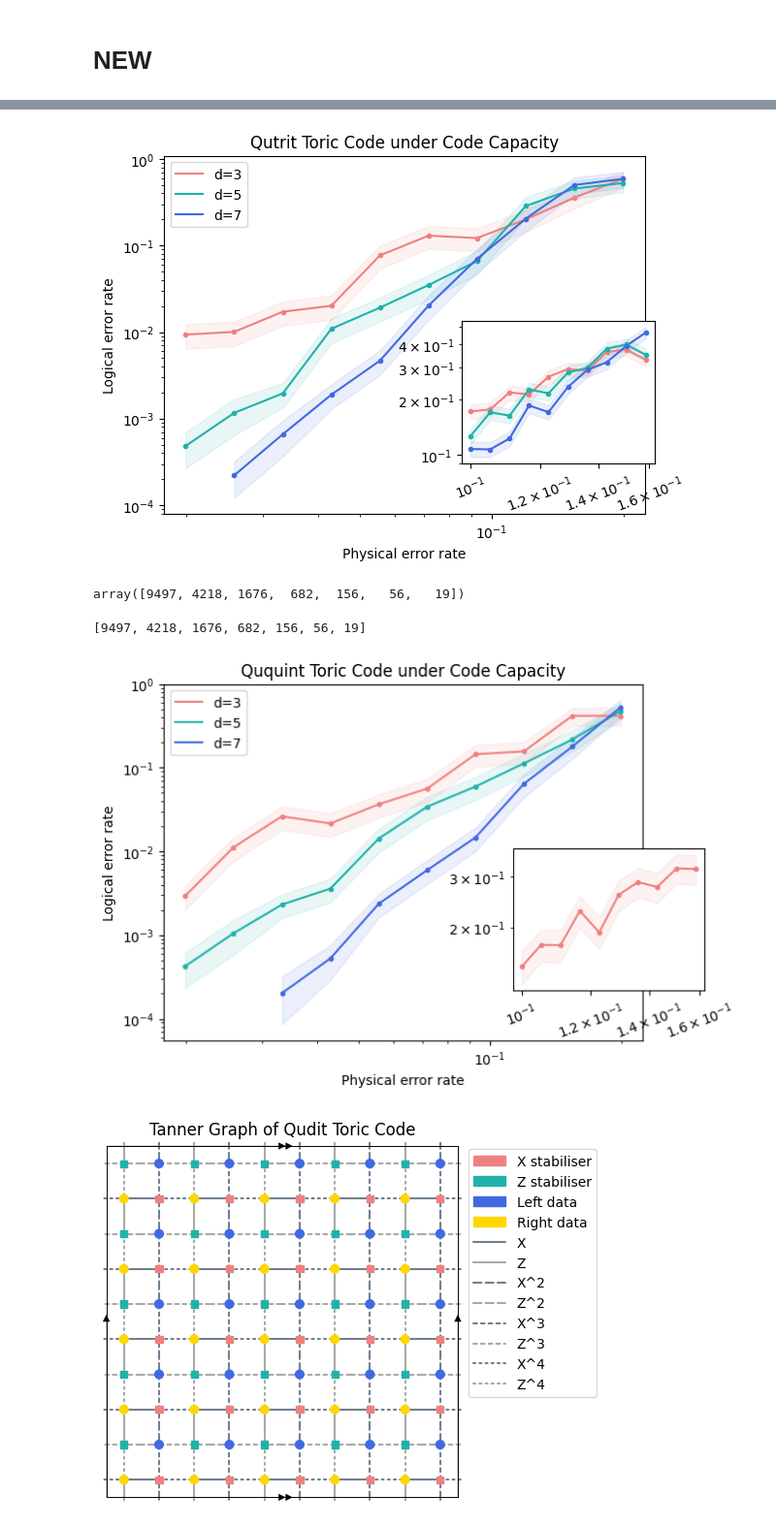
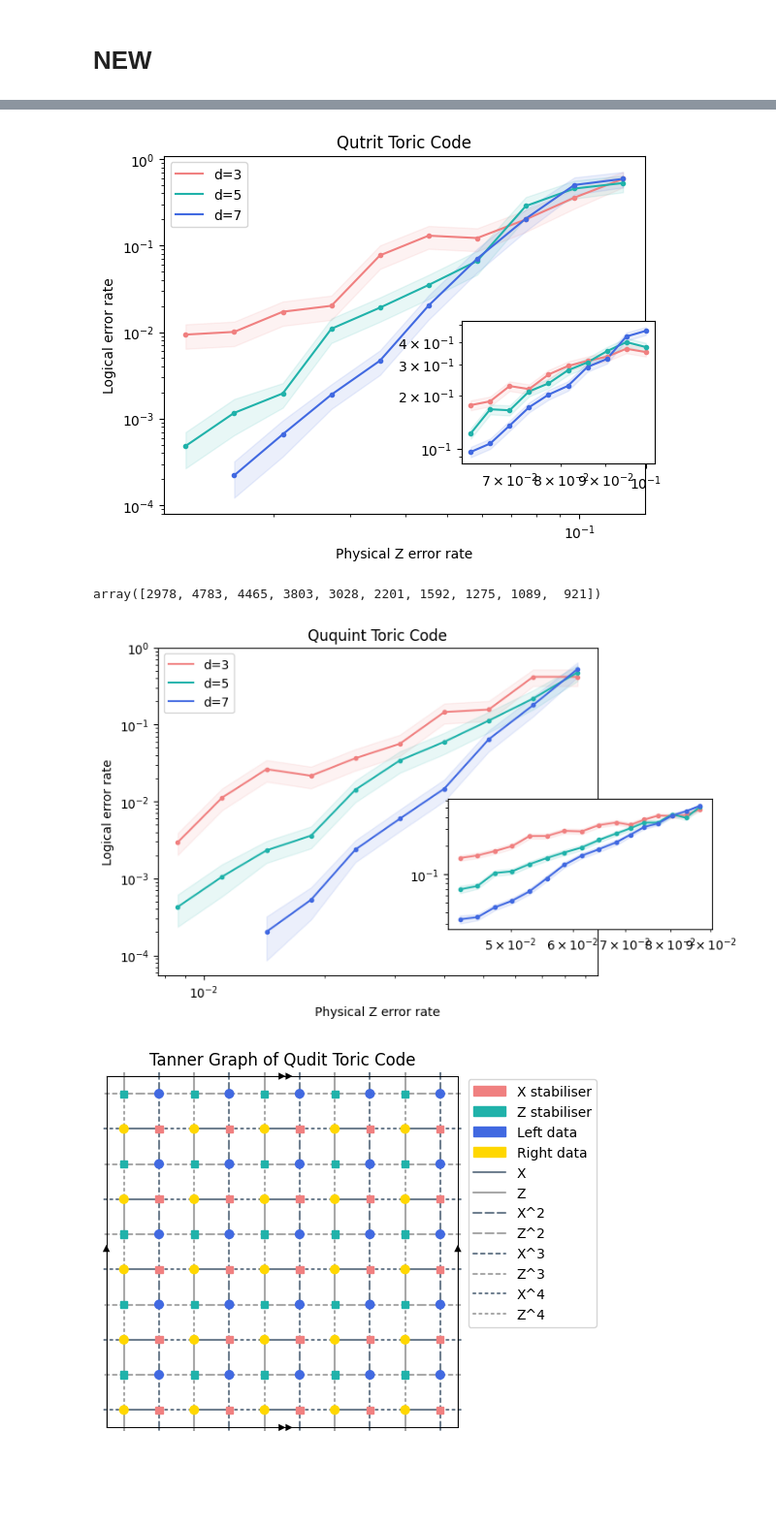
Before and after one commit to e-kneip/bbqudit, a Jupyter notebook: bbq/notebooks/last_chance.ipynb, the cells around one changed output, grey strips where cells are left out. Shown at 97% size. Drawn from its saved outputs; the diff is of its cells as text; code cells hidden in the pictures; blank space fills up the shorter version.

```diff
--- a/bbq/last_chance.ipynb
+++ b/bbq/notebooks/last_chance.ipynb
@@ -108,8 +143,8 @@ ext_plot_results, ext_plot_error_bars = process_results(ext_results, ext_plot_nu
 
 fig, ax = plt.subplots()
 
-x = np.flip(physical_error)
-ext_x = np.flip(ext_physical_error)
+x = np.flip(physical_error) / np.log2(3)
+ext_x = np.flip(ext_physical_error) / np.log2(3)
 
 ax.loglog(x, plot_results[3], color='lightcoral')
 ax.loglog(x, plot_results[5], color='lightseagreen')
@@ -138,23 +173,20 @@ axins.fill_between(ext_x, ext_plot_results[3] - ext_plot_error_bars[3], ext_plot
 axins.fill_between(ext_x, ext_plot_results[5] - ext_plot_error_bars[5], ext_plot_results[5] + ext_plot_error_bars[5], color='lightseagreen', alpha=0.1)
 axins.fill_between(ext_x, ext_plot_results[7] - ext_plot_error_bars[7], ext_plot_results[7] + ext_plot_error_bars[7], color='royalblue', alpha=0.1)
 
-axins.tick_params(axis='x', which='major', bottom=True, top=False, labelbottom=True, labelrotation=20)
+#axins.tick_params(axis='x', which='major', bottom=True, top=False, labelbottom=True, labelrotation=20)
 
-axins.tick_params(axis='x', which='minor', bottom=False, top=False, labelbottom=False)
+#axins.tick_params(axis='x', which='minor', bottom=False, top=False, labelbottom=False)
 
-axins.set_xticks([0.1, 0.12, 0.14, 0.16])
+#axins.set_xticks([0.08, 0.1])
 
 ax.legend(['d=3', 'd=5', 'd=7'])
-ax.set_xlabel('Physical error rate')
+ax.set_xlabel('Physical Z error rate')
 ax.set_ylabel('Logical error rate')
-ax.set_title('Qutrit Toric Code under Code Capacity');
+ax.set_title('Qutrit Toric Code');
 # %% [output]
-[figure, old version]
+[figure, new version]
-# %%
-np.array([3862,  596,  608,   55,   48,   23,    3]) + np.array([5635, 3622, 1068, 627, 108, 33, 16])
-# %% [output]
-array([9497, 4218, 1676,  682,  156,   56,   19])
-# %%
-[9497, 4218, 1676,  682,  156,   56,   19]
-# %% [output]
-[9497, 4218, 1676, 682, 156, 56, 19]
+# %%
+# special 57
+np.array([0, 1831, 2412, 2059, 1588, 1209, 758, 614, 572, 493]) + np.array([2978, 2952, 2053, 1744, 1440, 992, 834, 661, 517, 428])
+# %% [output]
+array([2978, 4783, 4465, 3803, 3028, 2201, 1592, 1275, 1089,  921])
@@ -166,63 +200,65 @@ plot_num_failures = {3: 10,
                 5: [5, 5, 10, 10, 10, 10, 10, 10, 10, 10],
                 7: [0, 0, 3, 5, 10, 10, 10, 10, 10, 10]}
 
-ext_results = {3: [342, 287, 288, 219, 260, 193, 174, 181, 156, 157],
-           5: [0, 0, 0, 0, 0, 0, 0, 0, 0, 0],
-           7: [0, 0, 0, 0, 0, 0, 0, 0, 0, 0]}
-ext_plot_num_failures = {3: 50,
-                5: 50,
-                7: 50}
+ext_results = {3: [1351, 1269, 1141, 1012, 794, 793, 699, 708, 608, 570, 605, 532, 483, 488, 477, 414],
+           5: [1674, 2661, 1940, 1864, 1566, 1350, 1179, 1135, 1190, 1016, 657, 572, 569, 469, 509, 391],
+           7: [2978, 4783, 4465, 3803, 3028, 2201, 1592, 1275, 1089, 921, 1152, 955, 874, 722, 651, 573]}
+ext_plot_num_failures = {3: 200,
+                5: [116, 200, 200, 200, 200, 200, 200, 217, 273, 273, 200, 200, 200, 200, 200, 200],
+                7: [100, 169, 200, 200, 200, 200, 200, 200, 200, 200, 300, 300, 300, 300, 300, 300]}
 
 physical_error = np.flip(np.logspace(-1.7, -0.7, 10))
 ext_physical_error = np.flip(np.logspace(-1, -0.8, 10))
+new_ext_physical_error = np.hstack((np.flip(np.logspace(-0.8, -0.64, 10)[1:7]), ext_physical_error))
 # %%
 plot_results, plot_error_bars = process_results(results, plot_num_failures)
 ext_plot_results, ext_plot_error_bars = process_results(ext_results, ext_plot_num_failures)
 
 fig, ax = plt.subplots()
 
-x = np.flip(physical_error)
-ext_x = np.flip(ext_physical_error)
+x = np.flip(physical_error) / np.log2(5)
+ext_x = np.flip(ext_physical_error) / np.log2(5)
+new_ext_x = np.flip(new_ext_physical_error) / np.log2(5)
 
 ax.loglog(x, plot_results[3], color='lightcoral')
 ax.loglog(x, plot_results[5], color='lightseagreen')
 ax.loglog(x[2:], plot_results[7][2:], color='royalblue')
 
 ax.loglog(x, plot_results[3], '.', color='lightcoral')
 ax.loglog(x, plot_results[5], '.', color='lightseagreen')
 ax.loglog(x[2:], plot_results[7][2:], '.', color='royalblue')
 
 ax.fill_between(x, plot_results[3] - plot_error_bars[3], plot_results[3] + plot_error_bars[3], color='lightcoral', alpha=0.1)
 ax.fill_between(x, plot_results[5] - plot_error_bars[5], plot_results[5] + plot_error_bars[5], color='lightseagreen', alpha=0.1)
 ax.fill_between(x[2:], plot_results[7][2:] - plot_error_bars[7][2:], plot_results[7][2:] + plot_error_bars[7][2:], color='royalblue', alpha=0.1)
 
-axins = ax.inset_axes([0.73, 0.14, 0.4, 0.4])
+axins = ax.inset_axes([0.66, 0.14, 0.6, 0.4])
 axins.set_xscale('log')
 
-axins.loglog(ext_x, ext_plot_results[3], color='lightcoral')
-axins.loglog(ext_x, ext_plot_results[5], color='lightseagreen')
-axins.loglog(ext_x, ext_plot_results[7], color='royalblue')
+axins.loglog(new_ext_x, ext_plot_results[3], color='lightcoral')
+axins.loglog(new_ext_x, ext_plot_results[5], color='lightseagreen')
+axins.loglog(new_ext_x, ext_plot_results[7], color='royalblue')
 
-axins.loglog(ext_x, ext_plot_results[3], '.', color='lightcoral')
-axins.loglog(ext_x, ext_plot_results[5], '.', color='lightseagreen')
-axins.loglog(ext_x, ext_plot_results[7], '.', color='royalblue')
+axins.loglog(new_ext_x, ext_plot_results[3], '.', color='lightcoral')
+axins.loglog(new_ext_x, ext_plot_results[5], '.', color='lightseagreen')
+axins.loglog(new_ext_x, ext_plot_results[7], '.', color='royalblue')
 
-axins.fill_between(ext_x, ext_plot_results[3] - ext_plot_error_bars[3], ext_plot_results[3] + ext_plot_error_bars[3], color='lightcoral', alpha=0.1)
-axins.fill_between(ext_x, ext_plot_results[5] - ext_plot_error_bars[5], ext_plot_results[5] + ext_plot_error_bars[5], color='lightseagreen', alpha=0.1)
-axins.fill_between(ext_x, ext_plot_results[7] - ext_plot_error_bars[7], ext_plot_results[7] + ext_plot_error_bars[7], color='royalblue', alpha=0.1)
+axins.fill_between(new_ext_x, ext_plot_results[3] - ext_plot_error_bars[3], ext_plot_results[3] + ext_plot_error_bars[3], color='lightcoral', alpha=0.1)
+axins.fill_between(new_ext_x, ext_plot_results[5] - ext_plot_error_bars[5], ext_plot_results[5] + ext_plot_error_bars[5], color='lightseagreen', alpha=0.1)
+axins.fill_between(new_ext_x, ext_plot_results[7] - ext_plot_error_bars[7], ext_plot_results[7] + ext_plot_error_bars[7], color='royalblue', alpha=0.1)
 
-axins.tick_params(axis='x', which='major', bottom=True, top=False, labelbottom=True, labelrotation=20)
+#axins.tick_params(axis='x', which='major', bottom=True, top=False, labelbottom=True, labelrotation=20)
 
-axins.tick_params(axis='x', which='minor', bottom=False, top=False, labelbottom=False)
+#axins.tick_params(axis='x', which='minor', bottom=False, top=False, labelbottom=False)
 
-axins.set_xticks([0.1, 0.12, 0.14, 0.16])
+#axins.set_xticks([0.1, 0.12, 0.14, 0.16, 0.18, 0.2])
 
 ax.legend(['d=3', 'd=5', 'd=7'])
-ax.set_xlabel('Physical error rate')
+ax.set_xlabel('Physical Z error rate')
 ax.set_ylabel('Logical error rate')
-ax.set_title('Ququint Toric Code under Code Capacity');
+ax.set_title('Ququint Toric Code');
 # %% [output]
-[figure, old version]
+[figure, new version]
 # %%
 c = Polynomial(5, np.array([[1, 0], [4, 0]]))
 d = Polynomial(5, np.array([[3, 2], [0, 0]]))
```
Also changed, not shown: parts of 6 cells of this notebook, 6 other files.
